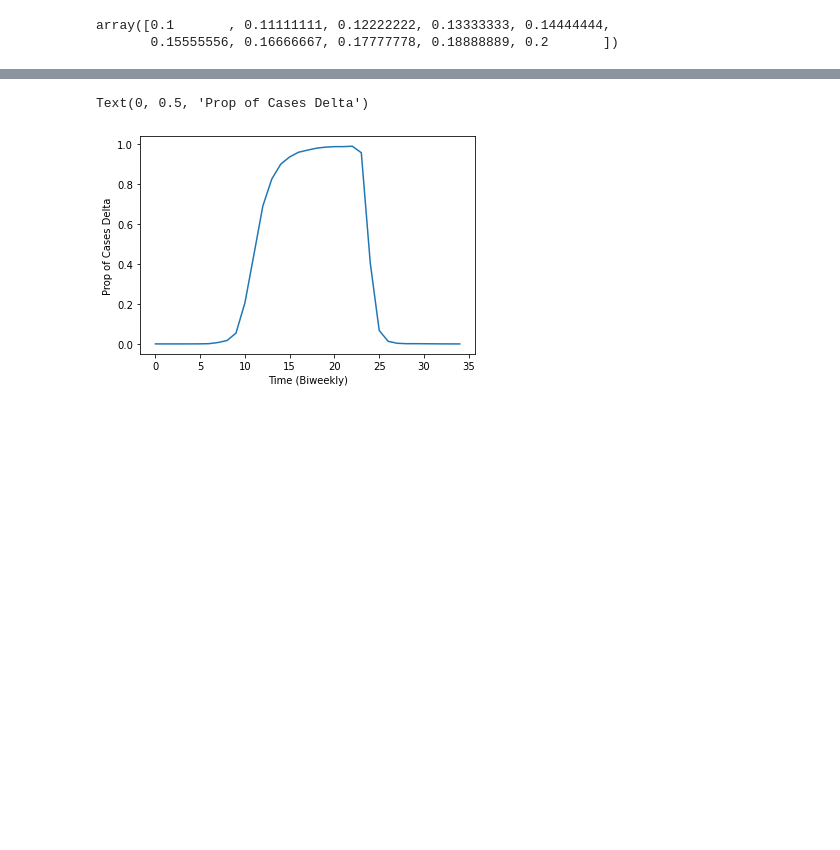
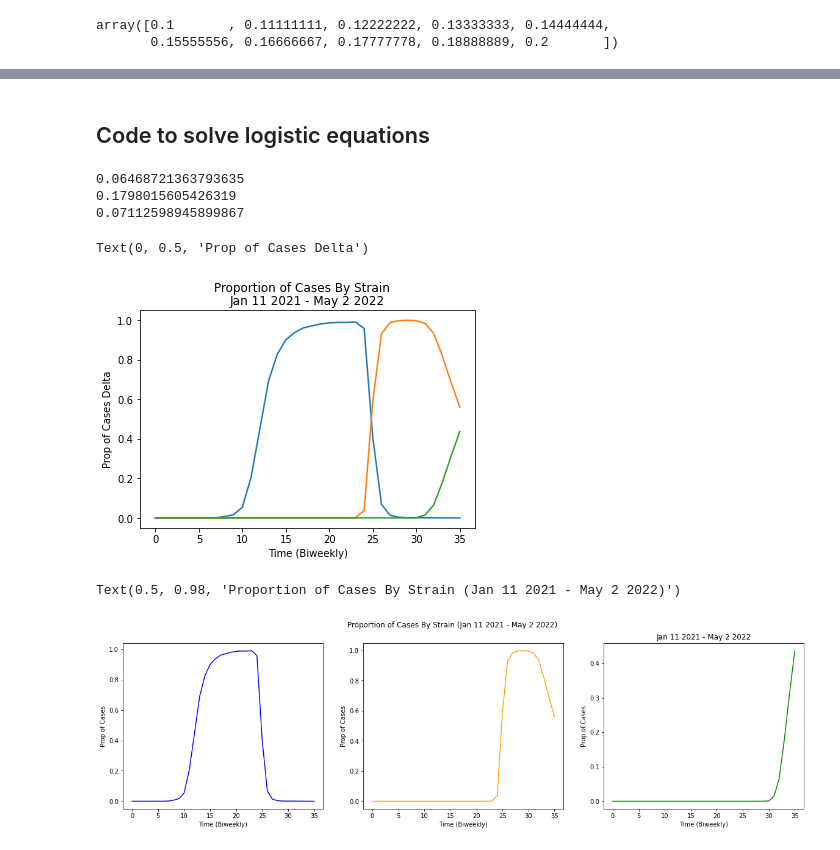
Before and after one commit to JennyHuang19/DOMATH_2022_COVID_MODELING, a Jupyter notebook: is_beta_wave_consistent.ipynb, the cells around one changed output, grey strips where cells are left out. Cells and saved outputs as stored; diff of their text form; code cells hidden in the pictures; blank space fills up the shorter version.

```diff
--- a/is_beta_wave_consistent.ipynb
+++ b/is_beta_wave_consistent.ipynb
@@ -218,0 +461,2 @@ Text(0, 0.5, 'Prop of Cases Omicron')
+# %% [markdown]
+## Code to solve logistic equations
@@ -219,9 +476,70 @@ Text(0, 0.5, 'Prop of Cases Omicron')
+# %%
+# Beta to delta
+# These two data points give the start to end of the logistic growth curve.
+
+# (date1, percentdelta) = (May 3, 2021, 0.037709327)
+# (date2, percentdelta) = (Jul 26 2021, 0.899738)
+
+print(solve_logistic(0.037709327, 0.899738, 84)) # 0.0647
+diff_betadelta = solve_logistic(0.037709327, 0.899738, 84)
+
+# Delta to omicron BA1/2/3
+# These two data points give the start to end of the logistic growth curve.
+
+# (date1, percentOmicron) = (Nov 29 2021, 0.037709327)
+# (date2, percentOmicron) = (Jan 10 2022, 0.986774)
+
+print(solve_logistic(0.037709327, 0.986774, 42)) # 0.1798
+diff_omicronba123 = solve_logistic(0.037709327, 0.986774, 42)
+
+# Omicron BA1/2/3 to BA4/5
+# These two data points give the start to end of the logistic growth curve.
+
+# (date1, percentOmicron) = (Mar 7 2022, 0.014231)
+# (date2, percentBA4/5) = (May 2 2022, 0.436607)
+
+print(solve_logistic(0.014231, 0.436607, 56)) # 0.0711
+diff_ba123_ba45 = solve_logistic(0.014231, 0.436607, 56)
+# %% [output]
+0.06468721363793635
+0.1798015605426319
+0.07112598945899867
 # %%
 # Data From True Delta Props.
 fig, ax = plt.subplots()
 ax.plot(percentDelta, label='Prop of Cases Omicron')
+ax.plot(percentOmicron, label='Prop of Cases Omicron')
+ax.plot(percentBA45, label='Prop of Cases Omicron')
+
+plt.title('Jan 11 2021 - May 2 2022')
+plt.suptitle("Proportion of Cases By Strain")
 plt.xlabel('Time (Biweekly)')
 plt.ylabel('Prop of Cases Delta')
 # %% [output]
 Text(0, 0.5, 'Prop of Cases Delta')
-[figure, old version]
+[figure, new version]
+# %%
+# Data from the 3 waves.
+
+fig, (ax1, ax2, ax3) = plt.subplots(1, 3)
+fig.set_size_inches(20, 5)
+fig.suptitle('Variant Competition')
+plt.title('Jan 11 2021 - May 2 2022')
+
+ax1.plot(percentDelta, label='Prop of Cases Omicron', color = 'blue')
+ax1.set_xlabel('Time (Biweekly)')
+ax1.set_ylabel('Prop of Cases')
+
+ax2.plot(percentOmicron, label='Prop of Cases Omicron', color = 'orange')
+ax2.set_xlabel('Time (Biweekly)')
+ax2.set_ylabel('Prop of Cases')
+
+ax3.plot(percentBA45, label='Prop of Cases Omicron', color = 'green')
+ax3.set_xlabel('Time (Biweekly)')
+ax3.set_ylabel('Prop of Cases')
+
+fig.suptitle("Proportion of Cases By Strain (Jan 11 2021 - May 2 2022)")
+# fig.subtitle('Jan 11 2021 - May 2 2022')
+# %% [output]
+Text(0.5, 0.98, 'Proportion of Cases By Strain (Jan 11 2021 - May 2 2022)')
+[figure, added]
```
Also changed, not shown: parts of 22 cells of this notebook.
